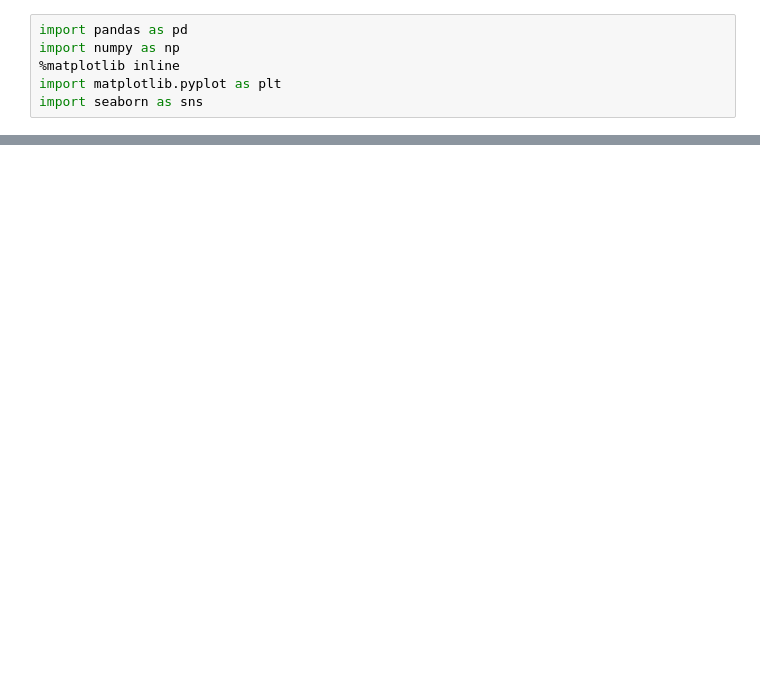
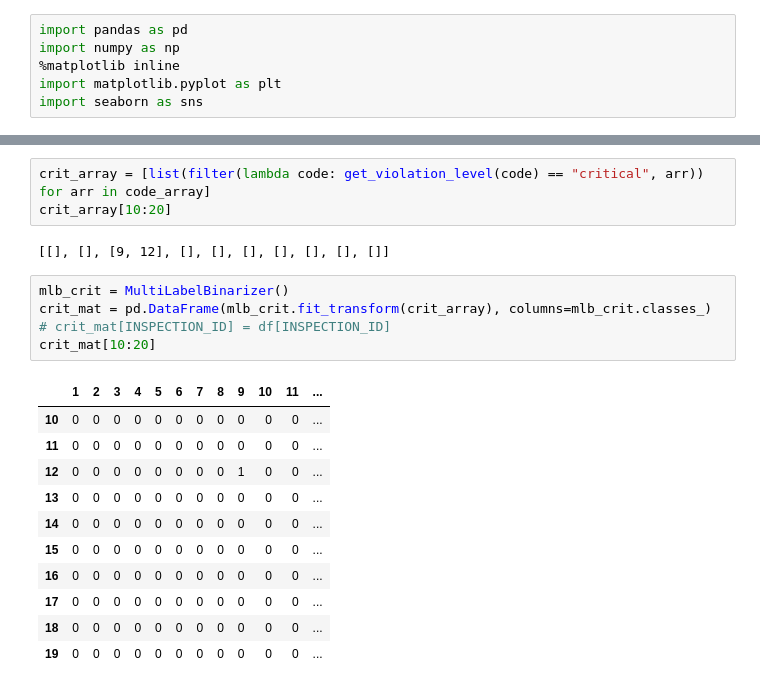
Before and after one commit to vingkan/foodinspectionforecasting, a Jupyter notebook: IIT/13_violations.ipynb, the cells around one changed output, grey strips where cells are left out. Cells and saved outputs as stored; diff of their text form; blank space fills up the shorter version.

```diff
--- a/IIT/13_violations.ipynb
+++ b/IIT/13_violations.ipynb
@@ -64,0 +90,22 @@ df.head()
+# %%
+crit_array = [list(filter(lambda code: get_violation_level(code) == "critical", arr)) for arr in code_array]
+crit_array[10:20]
+# %% [output]
+[[], [], [9, 12], [], [], [], [], [], [], []]
+# %%
+mlb_crit = MultiLabelBinarizer()
+crit_mat = pd.DataFrame(mlb_crit.fit_transform(crit_array), columns=mlb_crit.classes_)
+# crit_mat[INSPECTION_ID] = df[INSPECTION_ID]
+crit_mat[10:20]
+# %% [output]
+|  | 1 | 2 | 3 | 4 | 5 | 6 | 7 | 8 | 9 | 10 | 11 | ... |
+| 10 | 0 | 0 | 0 | 0 | 0 | 0 | 0 | 0 | 0 | 0 | 0 | ... |
+| 11 | 0 | 0 | 0 | 0 | 0 | 0 | 0 | 0 | 0 | 0 | 0 | ... |
+| 12 | 0 | 0 | 0 | 0 | 0 | 0 | 0 | 0 | 1 | 0 | 0 | ... |
+| 13 | 0 | 0 | 0 | 0 | 0 | 0 | 0 | 0 | 0 | 0 | 0 | ... |
+| 14 | 0 | 0 | 0 | 0 | 0 | 0 | 0 | 0 | 0 | 0 | 0 | ... |
+| 15 | 0 | 0 | 0 | 0 | 0 | 0 | 0 | 0 | 0 | 0 | 0 | ... |
+| 16 | 0 | 0 | 0 | 0 | 0 | 0 | 0 | 0 | 0 | 0 | 0 | ... |
+| 17 | 0 | 0 | 0 | 0 | 0 | 0 | 0 | 0 | 0 | 0 | 0 | ... |
+| 18 | 0 | 0 | 0 | 0 | 0 | 0 | 0 | 0 | 0 | 0 | 0 | ... |
+| 19 | 0 | 0 | 0 | 0 | 0 | 0 | 0 | 0 | 0 | 0 | 0 | ... |
```
Also changed, not shown: parts of 13 cells of this notebook, 10 other files.
